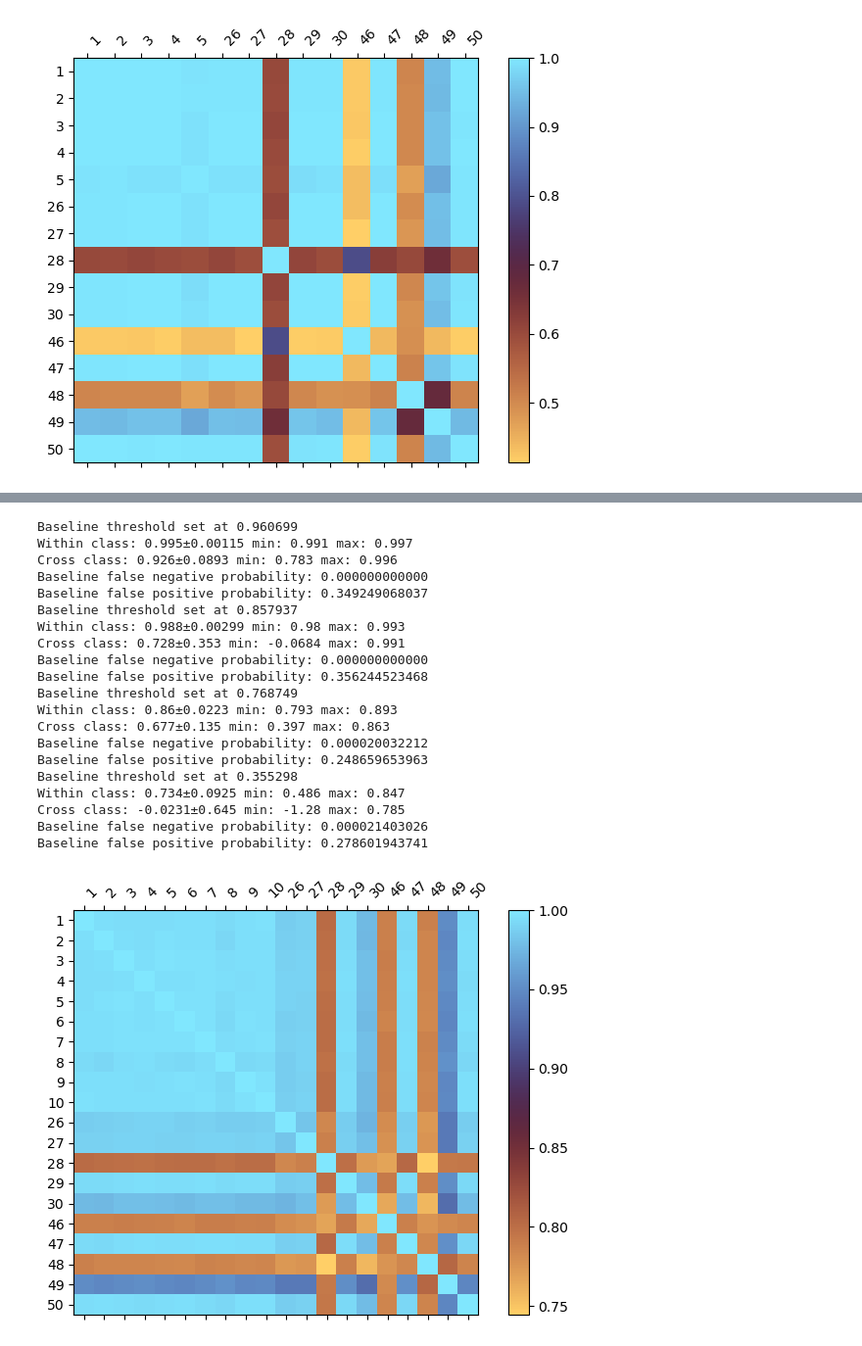
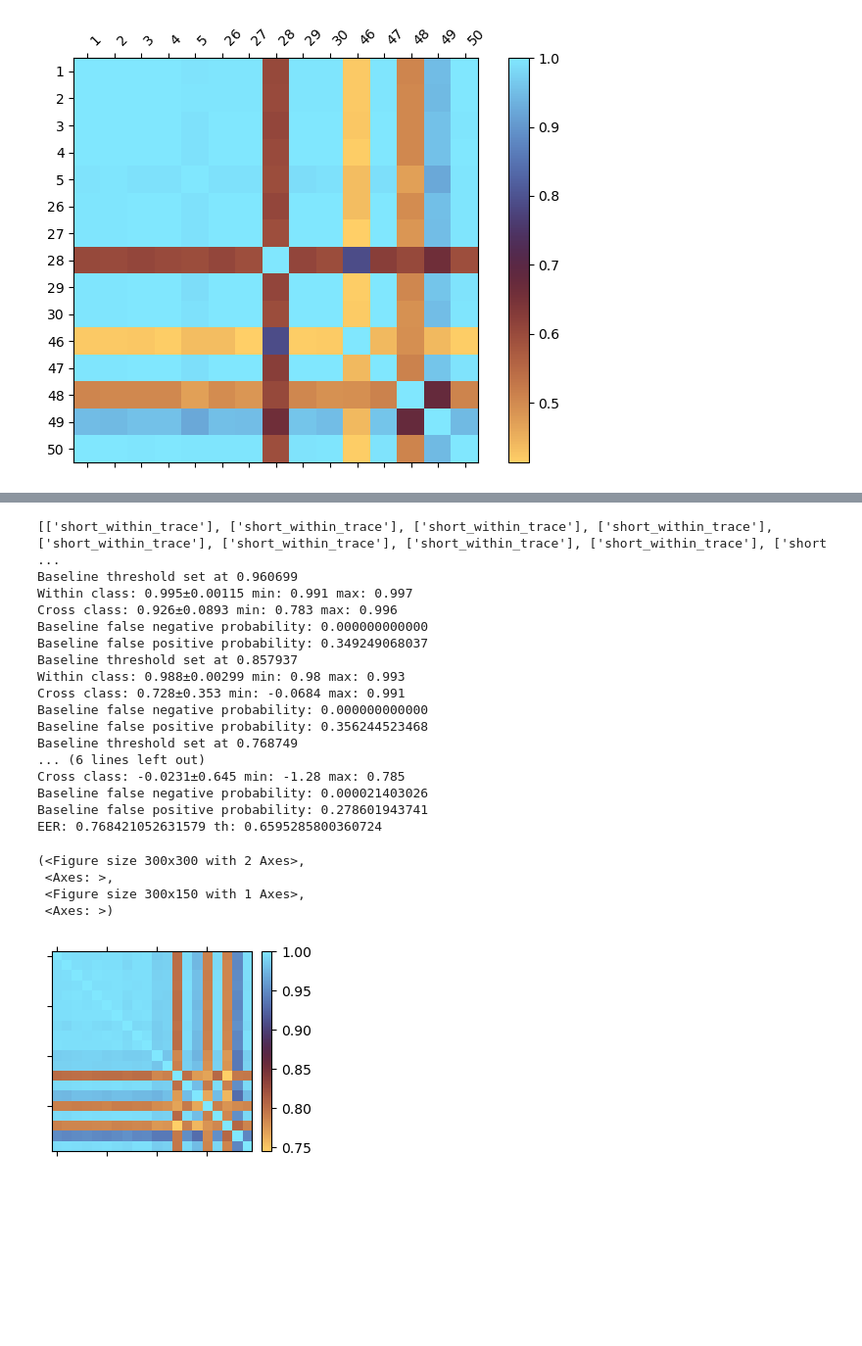
Before and after one commit to jaseg/sampling-mesh-monitor, a Jupyter notebook: jupyter_notebooks/classifier_tests.ipynb, the cells around one changed output, grey strips where cells are left out. Shown at 98% size. Saved outputs shown, nothing was run; the diff lists cells and outputs as text; code cells hidden in the pictures; blank space fills up the shorter version.

```diff
--- a/jupyter_notebooks/classifier_tests.ipynb
+++ b/jupyter_notebooks/classifier_tests.ipynb
@@ -627,32 +728,34 @@ Baseline false positive probability: 0.328457736961
 # %%
 entries = [value for entry in data.values() for value in entry if value['info']['meta'] == 'interleaved-25-07-02-02-p0.3']
 group_baseline = [value for value in entries if not value['info']['mods']]
 group_modified = [value for value in entries if value['info']['mods']]
+print([value['info']['mods'] for value in group_modified])
 
 smooth = None
 plot_vector_covar(group_baseline, group_modified, vector_method='norm', distance_method='corr', smooth=smooth)
 plot_vector_covar(group_baseline, group_modified, vector_method='min', distance_method='corr', smooth=smooth)
 plot_vector_covar(group_baseline, group_modified, vector_method='norm', distance_method='max', smooth=smooth)
-plot_vector_covar(group_baseline, group_modified, vector_method='min', distance_method='max', smooth=smooth)
+plot_vector_covar(group_baseline, group_modified, vector_method='min', distance_method='max', smooth=smooth, plot_cdf=True, fig_out='short_within_0.3_min_max')
 # %% [output]
+[['short_within_trace'], ['short_within_trace'], ['short_within_trace'], ['short_within_trace'], ['short_within_trace'], ['short_within_trace'], ['short_within_trace'], ['short_within_trace'], ['short ...
 Baseline threshold set at 0.960699
 Within class: 0.995±0.00115 min: 0.991 max: 0.997
 Cross class: 0.926±0.0893 min: 0.783 max: 0.996
 Baseline false negative probability: 0.000000000000
 Baseline false positive probability: 0.349249068037
 Baseline threshold set at 0.857937
 Within class: 0.988±0.00299 min: 0.98 max: 0.993
 Cross class: 0.728±0.353 min: -0.0684 max: 0.991
 Baseline false negative probability: 0.000000000000
 Baseline false positive probability: 0.356244523468
 Baseline threshold set at 0.768749
-Within class: 0.86±0.0223 min: 0.793 max: 0.893
-Cross class: 0.677±0.135 min: 0.397 max: 0.863
-Baseline false negative probability: 0.000020032212
-Baseline false positive probability: 0.248659653963
-Baseline threshold set at 0.355298
-Within class: 0.734±0.0925 min: 0.486 max: 0.847
+... (6 lines left out)
 Cross class: -0.0231±0.645 min: -1.28 max: 0.785
 Baseline false negative probability: 0.000021403026
 Baseline false positive probability: 0.278601943741
+EER: 0.768421052631579 th: 0.6595285800360724
+(<Figure size 300x300 with 2 Axes>,
+ <Axes: >,
+ <Figure size 300x150 with 1 Axes>,
+ <Axes: >)
-[figure, old version]
+[figure, new version]
```
Also changed, not shown: parts of 30 cells of this notebook, 17 other files.
